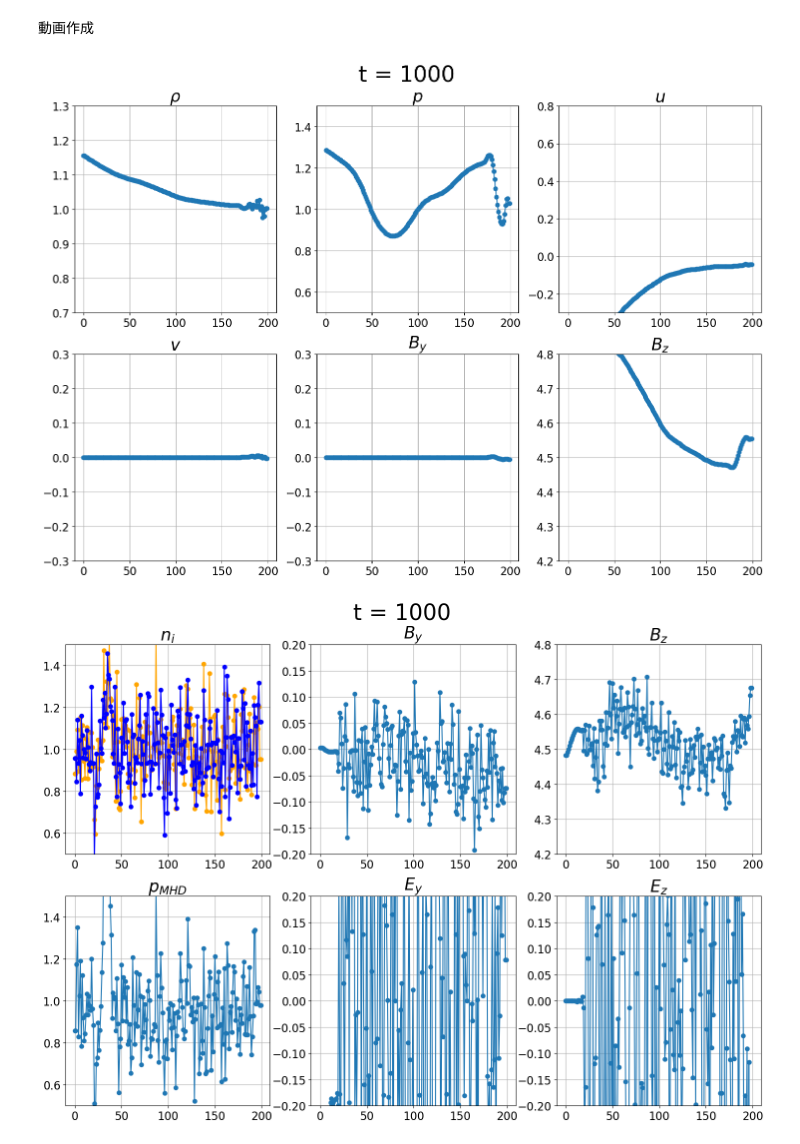
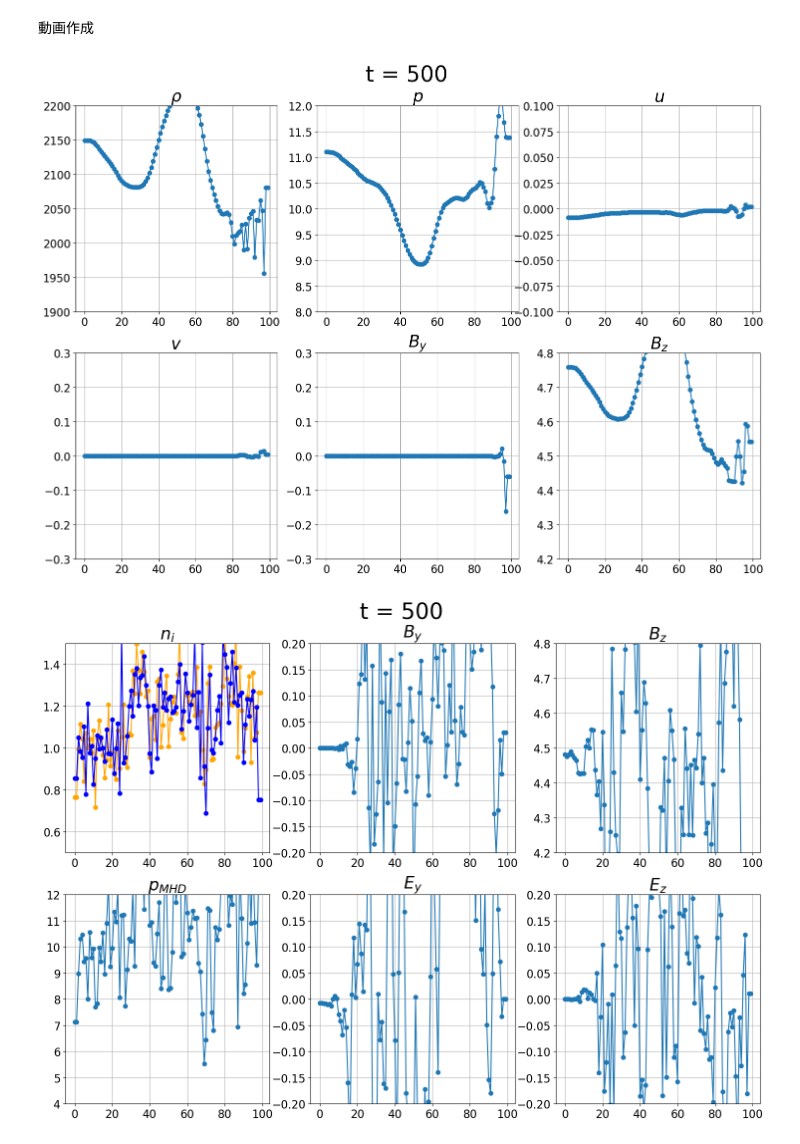
Before and after one commit to keita-akutagawa/MHD-PIC, a Jupyter notebook: 1D/Alfven_MHD-PIC_original.ipynb, the cells around one changed output. Drawn from its saved outputs; the diff is of its cells as text; code cells hidden in the pictures.

```diff
--- a/1D/Alfven_MHD-PIC_original.ipynb
+++ b/1D/Alfven_MHD-PIC_original.ipynb
@@ -1010,14 +1018,14 @@ Bz_mhd = U1[6, :]
 e_mhd = U1[7, :]
 p_mhd = (gamma_mhd - 1.0) \
         * (e_mhd - 0.5 * rho_mhd * (u_mhd**2+v_mhd**2+w_mhd**2)
-            - 0.5 * (Bx_mhd**2+By_mhd**2+Bz_mhd**2))
+        - 0.5 * (Bx_mhd**2+By_mhd**2+Bz_mhd**2))
 cs_mhd = np.sqrt(gamma_mhd * p_mhd / rho_mhd)
 ca_mhd = np.sqrt((Bx_mhd**2 + By_mhd**2 + Bz_mhd**2) / rho_mhd)
 dt_mhd = CFL * np.min(1.0 / ((np.abs(u_mhd) + np.sqrt(cs_mhd**2 + ca_mhd**2)) / dx_mhd))
 dt_pic = dt_mhd / np.abs(omega_pe / omega_ce) * np.sqrt(r_m)
 
 
-steps = 1000
+steps = 500
 time = 0.0
 for step in range(steps+1):
 
@@ -1054,7 +1062,7 @@ for step in range(steps+1):
         index_interface_mhd_start, index_interface_mhd_end,
         index_interface_pic_start, index_interface_pic_end,
         U1_send, dx_mhd, gamma_mhd, q_electron,
-        r_m, ne0_pic, nx_pic, c,
+        m_electron, m_ion, nx_pic, c,
         v_pic_ion, v_pic_electron, x_pic_ion, x_pic_electron
     )
 
@@ -1132,7 +1140,7 @@ for step in range(steps+1):
             index_interface_mhd_start, index_interface_mhd_end,
             index_interface_pic_start, index_interface_pic_end,
             U1_send, dx_mhd, gamma_mhd, q_electron,
-            r_m, ne0_pic, nx_pic, c,
+            m_electron, m_ion, nx_pic, c,
             v_pic_ion, v_pic_electron, x_pic_ion, x_pic_electron
         )
 
@@ -1190,8 +1198,7 @@ for step in range(steps+1):
     U1 = send_PIC_to_MHDinterface(
         index_interface_mhd_start, index_interface_mhd_end,
         index_interface_pic_start, index_interface_pic_end,
-        gamma_mhd, omega_pe, omega_ce, r_m,
-        ne0_pic, B_pic,
+        gamma_mhd, m_electron, m_ion, B_pic,
         zeroth_moment_ion_time_ave, zeroth_moment_electron_time_ave,
         first_moment_ion_time_ave, first_moment_electron_time_ave,
         second_moment_ion_time_ave, second_moment_electron_time_ave,
@@ -1295,7 +1302,7 @@ for step in range(steps+1):
             index_interface_mhd_start, index_interface_mhd_end,
             index_interface_pic_start, index_interface_pic_end,
             U1_send, dx_mhd, gamma_mhd, q_electron,
-            r_m, ne0_pic, nx_pic, c,
+            m_electron, m_ion, nx_pic, c,
             v_pic_ion, v_pic_electron, x_pic_ion, x_pic_electron
         )
 
@@ -1352,7 +1359,7 @@ for step in range(steps+1):
             index_interface_mhd_start, index_interface_mhd_end,
             index_interface_pic_start, index_interface_pic_end,
             U1_send, dx_mhd, gamma_mhd, q_electron,
-            r_m, ne0_pic, nx_pic, c,
+            m_electron, m_ion, nx_pic, c,
             v_pic_ion, v_pic_electron, x_pic_ion, x_pic_electron
         )
 
@@ -1492,23 +1499,21 @@ second_moment_ion[:, -1] = second_moment_ion[:, -2]
 second_moment_electron[:, 0] = second_moment_electron[:, 1]
 second_moment_electron[:, -1] = second_moment_electron[:, -2]
 
-rho_pic = zeroth_moment_electron + 1.0 / r_m * zeroth_moment_ion
+rho_pic = m_electron * zeroth_moment_electron + m_ion * zeroth_moment_ion
 bulk_speed_ion_pic = first_moment_ion / (zeroth_moment_ion + 1e-10)
 bulk_speed_electron_pic = first_moment_electron / (zeroth_moment_electron + 1e-10)
-bulk_speed_pic = (bulk_speed_electron_pic + 1.0 / r_m * bulk_speed_ion_pic) / (1.0 + 1.0 / r_m)
+bulk_speed_pic = (m_electron * bulk_speed_electron_pic + m_ion * bulk_speed_ion_pic) / (m_electron + m_ion)
 v_thi_squared_pic = 1.5 * ((second_moment_ion[0, :] + second_moment_ion[4, :] + second_moment_ion[8, :])
                       - zeroth_moment_ion * (bulk_speed_ion_pic[0, :]**2 + bulk_speed_ion_pic[1, :]**2 + bulk_speed_ion_pic[2, :]**2)) \
                       / 3.0 / (zeroth_moment_ion + 1e-10)
 v_the_squared_pic = 1.5 * ((second_moment_electron[0, :] + second_moment_electron[4, :] + second_moment_electron[8, :])
                      - zeroth_moment_electron * (bulk_speed_electron_pic[0, :]**2 + bulk_speed_electron_pic[1, :]**2 + bulk_speed_electron_pic[2, :]**2)) \
                       / 3.0 / (zeroth_moment_electron + 1e-10)
-#v_thi_squared_pic = (second_moment_ion[0, :] - zeroth_moment_ion * bulk_speed_ion_pic[0, :]**2) / (zeroth_moment_ion + 1e-10)
-#v_the_squared_pic = (second_moment_electron[0, :] - zeroth_moment_electron * bulk_speed_electron_pic[0, :]**2)/ (zeroth_moment_electron + 1e-10)
-p_pic = zeroth_moment_electron * v_the_squared_pic + zeroth_moment_ion * v_thi_squared_pic * (1.0 / r_m)
-p_mhd = (omega_pe / omega_ce)**2 / ne0_pic * p_pic
+p_pic = zeroth_moment_electron * m_electron * v_the_squared_pic / 2.0 + zeroth_moment_ion * m_ion * v_thi_squared_pic / 2.0
+p_mhd = p_pic
 
-ax1.plot(x_coordinate_pic, zeroth_moment_ion[:] / ni0_pic, color='orange', marker='o')
-ax1.plot(x_coordinate_pic, zeroth_moment_electron[:] / ne0_pic, color='blue', marker='o')
+ax1.plot(x_coordinate_pic, zeroth_moment_ion[:] / n_ion, color='orange', marker='o')
+ax1.plot(x_coordinate_pic, zeroth_moment_electron[:] / n_electron, color='blue', marker='o')
 ax2.plot(x_coordinate_pic, B[1, :], marker='o')
 ax3.plot(x_coordinate_pic, B[2, :], marker='o')
 ax4.plot(x_coordinate_pic, p_mhd, marker='o')
@@ -1589,9 +1594,9 @@ for i in range(0, steps+1, interval):
     ax5.plot(x_coordinate_mhd, By, marker='o')
     ax6.plot(x_coordinate_mhd, Bz, marker='o')
 
-    ax1.set_ylim(0.7, 1.3)
-    ax2.set_ylim(0.5, 1.5)
-    ax3.set_ylim(-0.3, 0.8)
+    ax1.set_ylim(1900, 2200)
+    ax2.set_ylim(8.0, 12.0)
+    ax3.set_ylim(-0.1, 0.1)
     ax4.set_ylim(-0.3, 0.3)
     ax5.set_ylim(-0.3, 0.3)
     ax6.set_ylim(4.2, 4.8)
@@ -1632,7 +1637,7 @@ for i in range(0, steps, interval):
     video.write(img)
 video.release()
 # %% [output]
-[figure, old version]
+[figure, new version]
 # %%
 fig = plt.figure(figsize=(18, 12))
 ax1 = fig.add_subplot(231)
@@ -1673,10 +1678,10 @@ for i in range(0, steps+1, interval):
     second_moment_ion = get_second_moment(c, v_pic_ion, x_pic_ion, nx_pic, dx_pic, second_moment_ion)
     second_moment_electron = get_second_moment(c, v_pic_electron, x_pic_electron, nx_pic, dx_pic, second_moment_electron)
 
-    rho_pic = zeroth_moment_electron + 1.0 / r_m * zeroth_moment_ion
+    rho_pic = m_electron * zeroth_moment_electron + m_ion * zeroth_moment_ion
     bulk_speed_ion_pic = first_moment_ion / (zeroth_moment_ion + 1e-10)
     bulk_speed_electron_pic = first_moment_electron / (zeroth_moment_electron + 1e-10)
-    bulk_speed_pic = (bulk_speed_electron_pic + 1.0 / r_m * bulk_speed_ion_pic) / (1.0 + 1.0 / r_m)
+    bulk_speed_pic = (m_electron * bulk_speed_electron_pic + m_ion * bulk_speed_ion_pic) / (m_electron + m_ion)
     v_thi_squared_pic = 1.5 * ((second_moment_ion[0, :] + second_moment_ion[4, :] + second_moment_ion[8, :])
                       - zeroth_moment_ion * (bulk_speed_ion_pic[0, :]**2 + bulk_speed_ion_pic[1, :]**2 + bulk_speed_ion_pic[2, :]**2)) \
                       / 3.0 / (zeroth_moment_ion + 1e-10)
@@ -1684,8 +1689,8 @@ for i in range(0, steps+1, interval):
                       - zeroth_moment_electron * (bulk_speed_electron_pic[0, :]**2 + bulk_speed_electron_pic[1, :]**2 + bulk_speed_electron_pic[2, :]**2)) \
                       / 3.0 / (zeroth_moment_electron + 1e-10)
 
-    p_pic = zeroth_moment_electron * v_the_squared_pic + zeroth_moment_ion * v_thi_squared_pic * (1.0 / r_m)
-    p_mhd = (omega_pe / omega_ce)**2 / ne0_pic * p_pic
+    p_pic = zeroth_moment_electron * m_electron * v_the_squared_pic / 2.0 + zeroth_moment_ion * m_ion * v_thi_squared_pic / 2.0
+    p_mhd = p_pic
 
     ax1.plot(x_coordinate_pic, zeroth_moment_ion[:] / ni0_pic, color='orange', marker='o')
     ax1.plot(x_coordinate_pic, zeroth_moment_electron[:] / ne0_pic, color='blue', marker='o')
@@ -1698,7 +1703,7 @@ for i in range(0, steps+1, interval):
     ax1.set_ylim(0.5, 1.5)
     ax2.set_ylim(-0.2, 0.2)
     ax3.set_ylim(4.2, 4.8)
-    ax4.set_ylim(0.5, 1.5)
+    ax4.set_ylim(4.0, 12.0)
     ax5.set_ylim(-0.2, 0.2)
     ax6.set_ylim(-0.2, 0.2)
 
@@ -1711,31 +1716,31 @@ for i in range(0, steps+1, interval):
     ax1.tick_params(labelsize=16)
     ax2.tick_params(labelsize=16)
     ax3.tick_params(labelsize=16)
     ax4.tick_params(labelsize=16)
     ax5.tick_params(labelsize=16)
     ax6.tick_params(labelsize=16)
     ax1.grid()
     ax2.grid()
     ax3.grid()
     ax4.grid()
     ax5.grid()
     ax6.grid()
 
     plt.suptitle(f"t = {i}", y=0.95, fontsize=32)
 
     fig.savefig(f'./pictures/{i}.png', dpi=200)
 
 
 img = cv2.imread(f'./pictures/0.png')
 framesize = (img.shape[1], img.shape[0])
 fps = 5.0
 
 fourcc = cv2.VideoWriter_fourcc('m','p','4','v')
 video  = cv2.VideoWriter(filename=filename, fourcc=fourcc, fps=fps, frameSize=framesize)
 
 for i in range(0, steps, interval):
     img = cv2.imread(f'./pictures/{i}.png')
     video.write(img)
 video.release()
 # %% [output]
-[figure, old version]
+[figure, new version]
```
Also changed, not shown: parts of 8 cells of this notebook.
